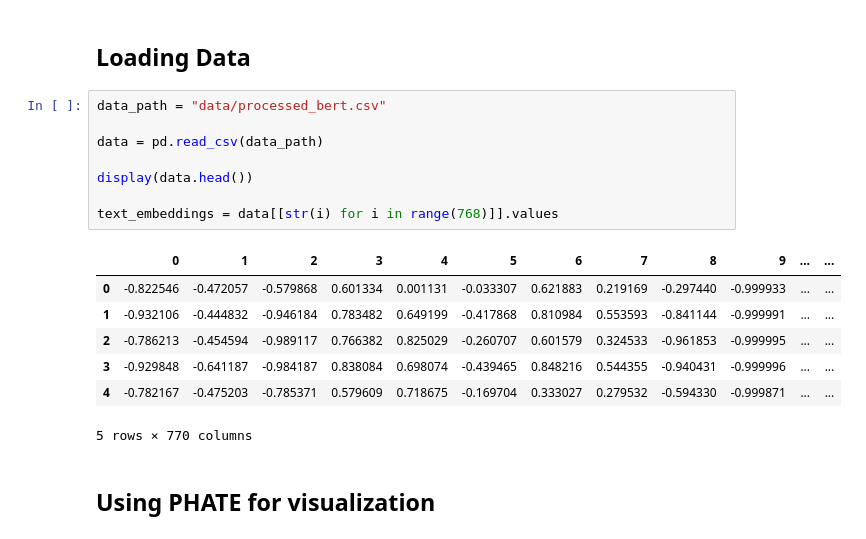
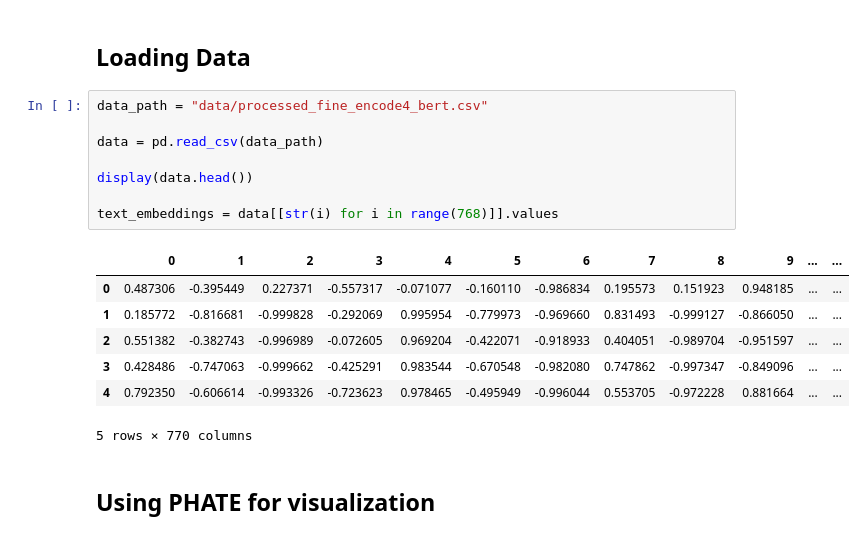
Before and after one commit to Crashprn/MachineLearningFinalProject, a Jupyter notebook: visualization.ipynb, the cells around one changed output. Drawn from its saved outputs; the diff is of its cells as text.

```diff
--- a/visualization.ipynb
+++ b/visualization.ipynb
@@ -15,20 +15,20 @@ from sklearn.manifold import TSNE
 # %% [markdown]
 ## Loading Data
 # %%
-data_path = "data/processed_bert.csv"
+data_path = "data/processed_fine_encode4_bert.csv"
 
 data = pd.read_csv(data_path)
 
 display(data.head())
 
 text_embeddings = data[[str(i) for i in range(768)]].values
 # %% [output]
 |  | 0 | 1 | 2 | 3 | 4 | 5 | 6 | 7 | 8 | 9 | ... | ... |
-| 0 | -0.822546 | -0.472057 | -0.579868 | 0.601334 | 0.001131 | -0.033307 | 0.621883 | 0.219169 | -0.297440 | -0.999933 | ... | ... |
-| 1 | -0.932106 | -0.444832 | -0.946184 | 0.783482 | 0.649199 | -0.417868 | 0.810984 | 0.553593 | -0.841144 | -0.999991 | ... | ... |
-| 2 | -0.786213 | -0.454594 | -0.989117 | 0.766382 | 0.825029 | -0.260707 | 0.601579 | 0.324533 | -0.961853 | -0.999995 | ... | ... |
-| 3 | -0.929848 | -0.641187 | -0.984187 | 0.838084 | 0.698074 | -0.439465 | 0.848216 | 0.544355 | -0.940431 | -0.999996 | ... | ... |
-| 4 | -0.782167 | -0.475203 | -0.785371 | 0.579609 | 0.718675 | -0.169704 | 0.333027 | 0.279532 | -0.594330 | -0.999871 | ... | ... |
+| 0 | 0.487306 | -0.395449 | 0.227371 | -0.557317 | -0.071077 | -0.160110 | -0.986834 | 0.195573 | 0.151923 | 0.948185 | ... | ... |
+| 1 | 0.185772 | -0.816681 | -0.999828 | -0.292069 | 0.995954 | -0.779973 | -0.969660 | 0.831493 | -0.999127 | -0.866050 | ... | ... |
+| 2 | 0.551382 | -0.382743 | -0.996989 | -0.072605 | 0.969204 | -0.422071 | -0.918933 | 0.404051 | -0.989704 | -0.951597 | ... | ... |
+| 3 | 0.428486 | -0.747063 | -0.999662 | -0.425291 | 0.983544 | -0.670548 | -0.982080 | 0.747862 | -0.997347 | -0.849096 | ... | ... |
+| 4 | 0.792350 | -0.606614 | -0.993326 | -0.723623 | 0.978465 | -0.495949 | -0.996044 | 0.553705 | -0.972228 | 0.881664 | ... | ... |
 5 rows × 770 columns
 # %% [markdown]
 ## Using PHATE for visualization
```
Also changed, not shown: parts of 7 cells of this notebook, 6 other files.
